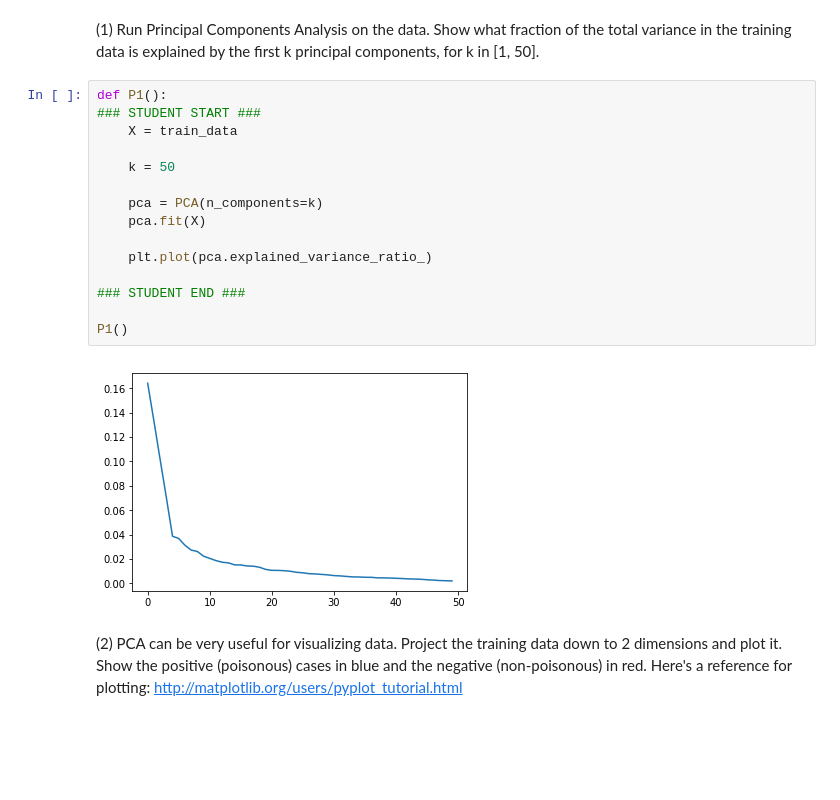
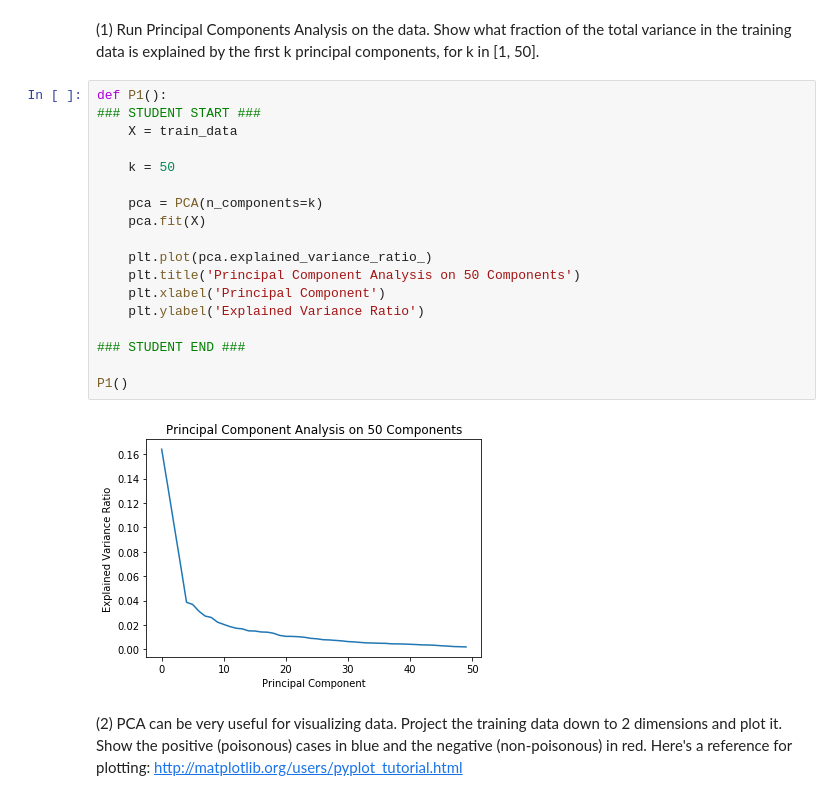
Before and after one commit to kevinhanna/W207_Projects, a Jupyter notebook: Kevin_Hanna_p3.ipynb, the cells around one changed output. Drawn from its saved outputs; the diff is of its cells as text; blank space fills up the shorter version.

```diff
--- a/Kevin_Hanna_p3.ipynb
+++ b/Kevin_Hanna_p3.ipynb
@@ -63,20 +63,23 @@ print ("{} {}".format(train_data.shape, test_data.shape))
 # %%
 def P1():
 ### STUDENT START ###
     X = train_data
 
     k = 50
 
     pca = PCA(n_components=k)
     pca.fit(X)
 
     plt.plot(pca.explained_variance_ratio_)
+    plt.title('Principal Component Analysis on 50 Components')
+    plt.xlabel('Principal Component')
+    plt.ylabel('Explained Variance Ratio')
 
 ### STUDENT END ###
 
 P1()
 # %% [output]
-[figure, old version]
+[figure, new version]
 # %% [markdown]
 (2) PCA can be very useful for visualizing data. Project the training data down to 2 dimensions and plot it. Show the positive (poisonous) cases in blue and the negative (non-poisonous) in red. Here's a reference for plotting: http://matplotlib.org/users/pyplot_tutorial.html
 # %%
```
Also changed, not shown: parts of 2 cells of this notebook.
